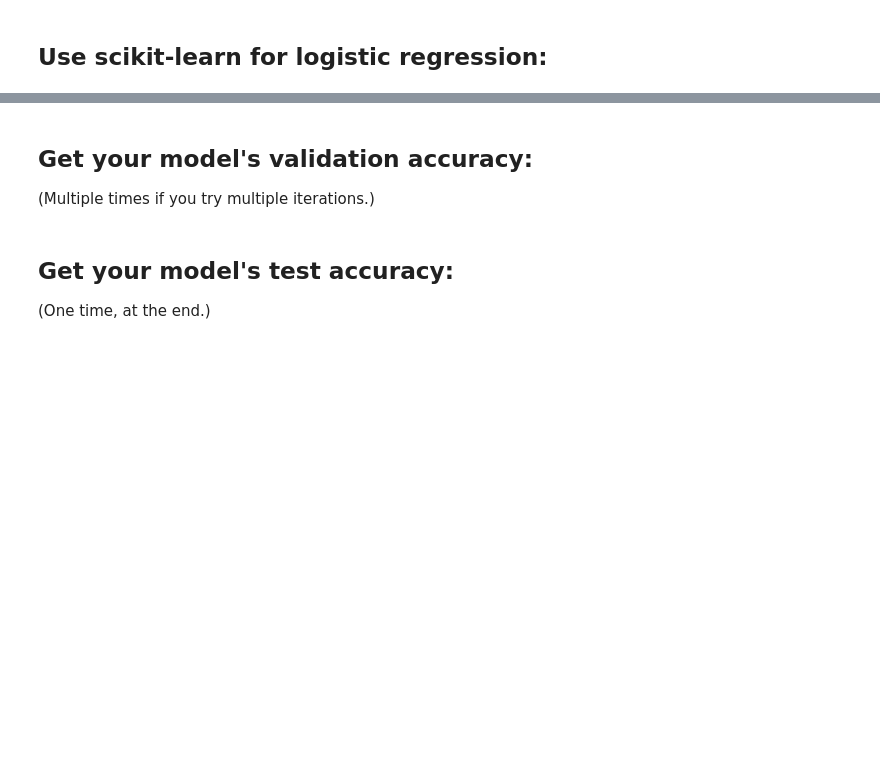
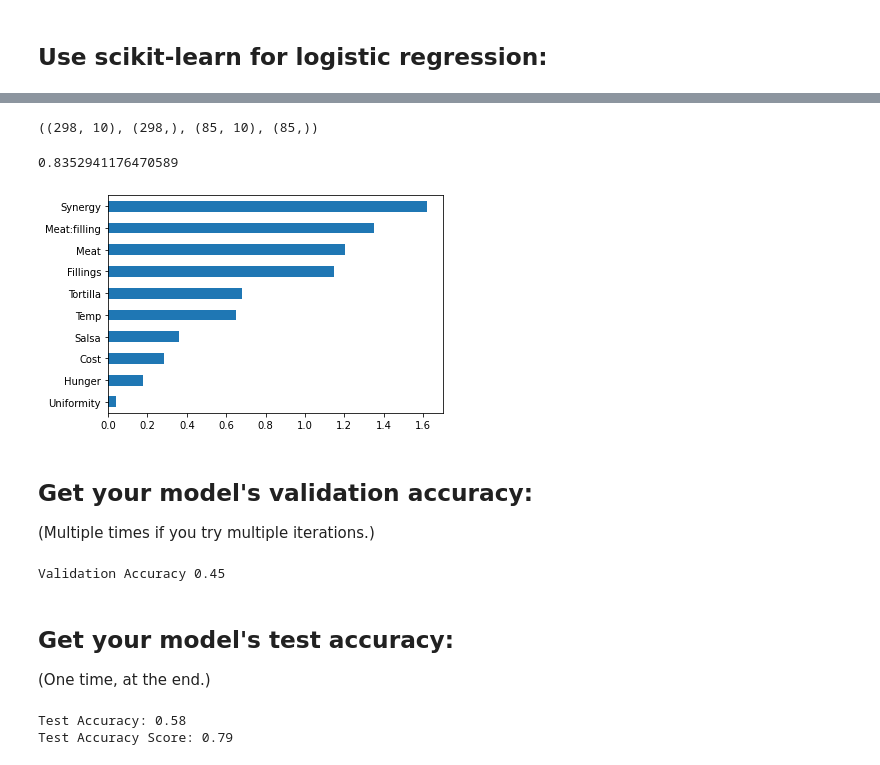
Before and after one commit to Gr8eye/DS-Unit-2-Linear-Models, a Jupyter notebook: module4-logistic-regression/LS_DS_214_assignment.ipynb, the cells around one changed output, grey strips where cells are left out. Drawn from its saved outputs; the diff is of its cells as text; code cells hidden in the pictures; blank space fills up the shorter version.

```diff
--- a/module4-logistic-regression/LS_DS_214_assignment.ipynb
+++ b/module4-logistic-regression/LS_DS_214_assignment.ipynb
@@ -143,6 +213,58 @@ test.head(1).append(test.tail(1))
+# %%
+# Arrange features for x and y
+features = ['Cost','Hunger','Tortilla','Temp','Meat','Fillings',
+            'Meat:filling','Uniformity','Salsa','Synergy']
+
+xtrain = train[features]
+
+xval = val[features]
+yval = val[target]
+
+xtrain.shape, ytrain.shape, xval.shape, yval.shape
+# %% [output]
+((298, 10), (298,), (85, 10), (85,))
+# %%
+# Impute (fill missing values)
+imputer = SimpleImputer()
+Xitrain = imputer.fit_transform(xtrain)
+Xival = imputer.transform(xval)
+# %%
+# Scaler (standardizing columns to be betwen 1 and 0)
+scaler = StandardScaler()
+X_trains = scaler.fit_transform(Xitrain)
+X_vals = scaler.transform(Xival)
+# %%
+# Fit the model
+model.fit(X_trains, ytrain)
+Y_pred = model.predict(X_vals)
+# check accuracy
+accuracy_score(yval, Y_pred)
+# %% [output]
+0.8352941176470589
+# %%
+# Find and plot coefficients
+coefficients = pd.Series(model.coef_[0], xtrain.columns)
+coefficients.sort_values().plot.barh();
+# %% [output]
+[figure, added]
 # %% [markdown]
 ## **Get your model's validation accuracy:**
 (Multiple times if you try multiple iterations.)
+# %%
+print('Validation Accuracy', f'{model.score(Xival, yval):.2f}')
+# %% [output]
+Validation Accuracy 0.45
 # %% [markdown]
 ## **Get your model's test accuracy:**
 (One time, at the end.)
+# %%
+xtest = test[features]
+ytest = test[target]
+xitest = imputer.transform(xtest)
+X_tests = scaler.transform(xitest)
+Y_tpred = model.predict(X_tests)
+print('Test Accuracy:', f'{model.score(xitest,ytest):.2f}')
+print('Test Accuracy Score:',f'{accuracy_score(ytest,Y_tpred):.2f}')
+# %% [output]
+Test Accuracy: 0.58
+Test Accuracy Score: 0.79
```
Also changed, not shown: parts of 9 cells of this notebook.
